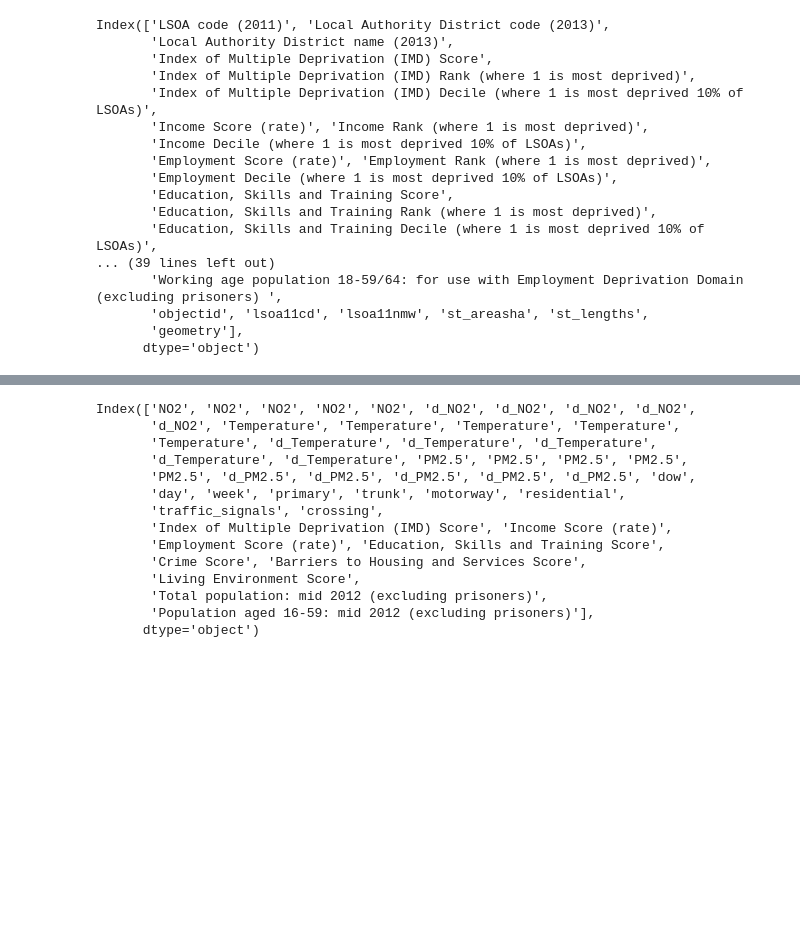
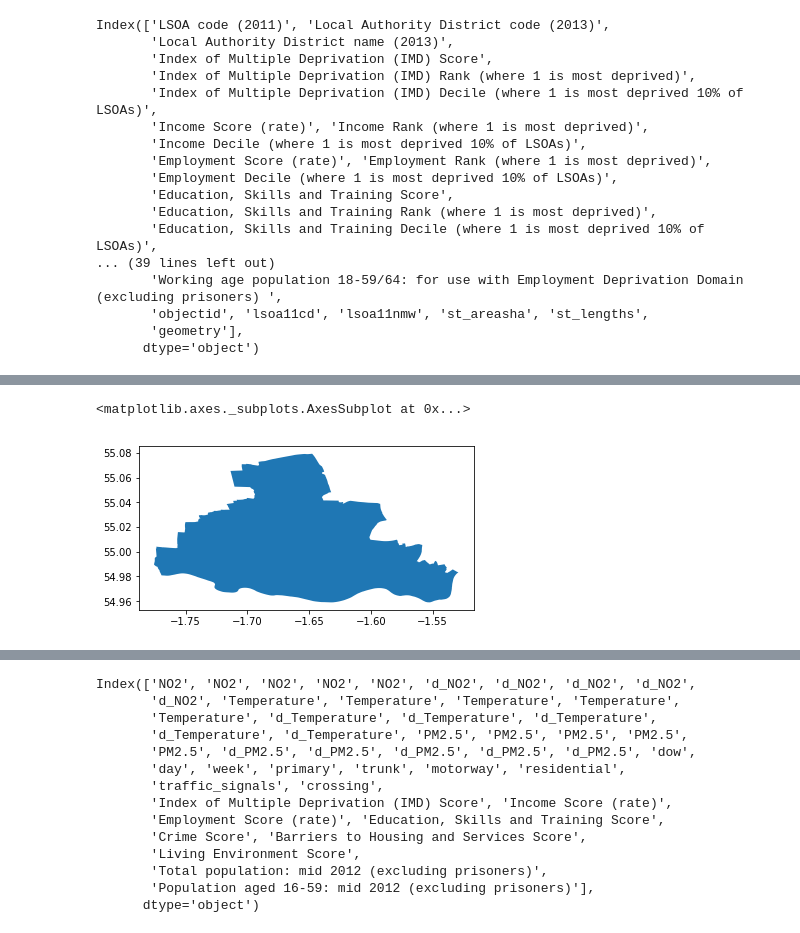
Before and after one commit to adaj/sensingbee, a Jupyter notebook: deprecated/deprivation.ipynb, the cells around one changed output, grey strips where cells are left out. Cells and saved outputs as stored; diff of their text form; code cells hidden in the pictures; blank space fills up the shorter version.

```diff
--- a/examples/deprivation.ipynb
+++ b/deprecated/deprivation.ipynb
@@ -65,6 +63,19 @@ dep_df.head()
 | Newcastle upon Tyne 001C | 34.249 | 0.267 | 0.175 | 32.791 | ... |
 | Newcastle upon Tyne 001D | 21.753 | 0.139 | 0.122 | 20.990 | ... |
 | Newcastle upon Tyne 001E | 6.356 | 0.048 | 0.057 | 3.640 | ... |
+# %%
+# import geopandas as gpd
+# import shapely, fiona
+# city = gpd.read_file(configuration__['SHAPE_PATH'])
+# city = city[city['msoa11nm'].str.contains('Newcastle upon Tyne')]
+# city = city.to_crs(fiona.crs.from_epsg(4326))
+# city.crs = {'init': 'epsg:4326', 'no_defs': True}
+# city['geometry'].plot()
+# city = gpd.GeoDataFrame(geometry=gpd.GeoSeries(shapely.ops.cascaded_union(city['geometry']).exterior))
+gpd.GeoDataFrame(geometry=gpd.GeoSeries(shapely.geometry.Polygon(shapely.ops.cascaded_union(city['geometry']).exterior))).plot()
+# %% [output]
+<matplotlib.axes._subplots.AxesSubplot at 0x...>
+[figure, added]
 # %%
 import sys
 sys.path.append('/home/adelsondias/Repos/sensingbee/sensingbee')
```
Also changed, not shown: parts of 2 cells of this notebook, 48 other files.
